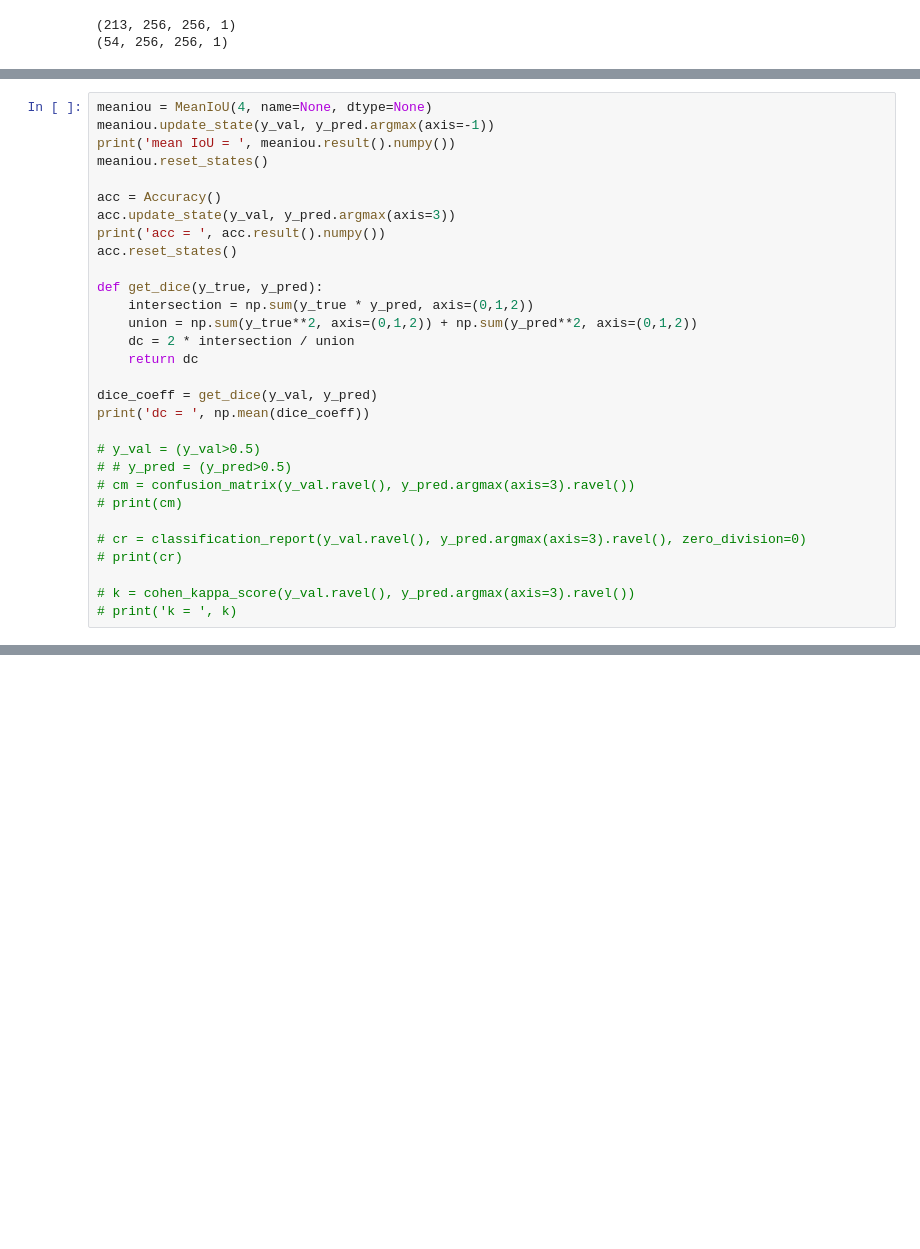
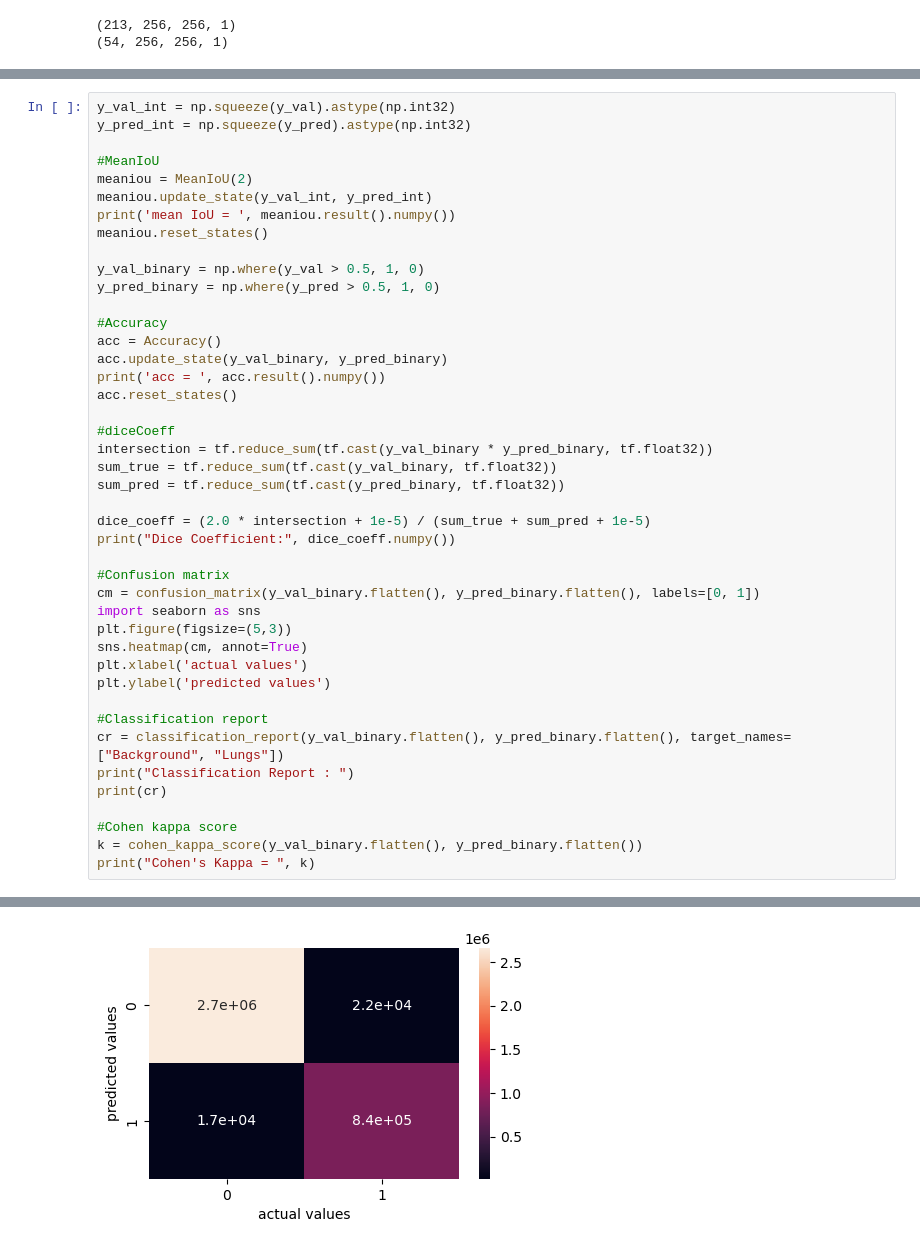
Before and after one commit to bikramjoy/Lung-Segmentation-using-CT-scan-data, a Jupyter notebook: Image Segmentation for Lung CT Attention UNET.ipynb, the cells around one changed output, grey strips where cells are left out. Cells and saved outputs as stored; diff of their text form; blank space fills up the shorter version.

```diff
--- a/Image Segmentation for Lung CT Attention UNET.ipynb
+++ b/Image Segmentation for Lung CT Attention UNET.ipynb
@@ -197,31 +231,44 @@ for i, pred in enumerate(y_pred):
 # %%
-meaniou = MeanIoU(4, name=None, dtype=None)
-meaniou.update_state(y_val, y_pred.argmax(axis=-1))
+y_val_int = np.squeeze(y_val).astype(np.int32)
+y_pred_int = np.squeeze(y_pred).astype(np.int32)
+
+#MeanIoU
+meaniou = MeanIoU(2)
+meaniou.update_state(y_val_int, y_pred_int)
 print('mean IoU = ', meaniou.result().numpy())
 meaniou.reset_states()
 
+y_val_binary = np.where(y_val > 0.5, 1, 0)
+y_pred_binary = np.where(y_pred > 0.5, 1, 0)
+
+#Accuracy
 acc = Accuracy()
-acc.update_state(y_val, y_pred.argmax(axis=3))
+acc.update_state(y_val_binary, y_pred_binary)
 print('acc = ', acc.result().numpy())
 acc.reset_states()
 
-def get_dice(y_true, y_pred):
-    intersection = np.sum(y_true * y_pred, axis=(0,1,2))
-    union = np.sum(y_true**2, axis=(0,1,2)) + np.sum(y_pred**2, axis=(0,1,2))
-    dc = 2 * intersection / union
-    return dc
+#diceCoeff
+intersection = tf.reduce_sum(tf.cast(y_val_binary * y_pred_binary, tf.float32))
+sum_true = tf.reduce_sum(tf.cast(y_val_binary, tf.float32))
+sum_pred = tf.reduce_sum(tf.cast(y_pred_binary, tf.float32))
 
-dice_coeff = get_dice(y_val, y_pred)
-print('dc = ', np.mean(dice_coeff))
+dice_coeff = (2.0 * intersection + 1e-5) / (sum_true + sum_pred + 1e-5)
+print("Dice Coefficient:", dice_coeff.numpy())
 
-# y_val = (y_val>0.5)
-# # y_pred = (y_pred>0.5)
-# cm = confusion_matrix(y_val.ravel(), y_pred.argmax(axis=3).ravel())
-# print(cm)
+#Confusion matrix
+cm = confusion_matrix(y_val_binary.flatten(), y_pred_binary.flatten(), labels=[0, 1])
+import seaborn as sns
+plt.figure(figsize=(5,3))
+sns.heatmap(cm, annot=True)
+plt.xlabel('actual values')
+plt.ylabel('predicted values')
 
-# cr = classification_report(y_val.ravel(), y_pred.argmax(axis=3).ravel(), zero_division=0)
-# print(cr)
+#Classification report
+cr = classification_report(y_val_binary.flatten(), y_pred_binary.flatten(), target_names=["Background", "Lungs"])
+print("Classification Report : ")
+print(cr)
 
-# k = cohen_kappa_score(y_val.ravel(), y_pred.argmax(axis=3).ravel())
-# print('k = ', k)
+#Cohen kappa score
+k = cohen_kappa_score(y_val_binary.flatten(), y_pred_binary.flatten())
+print("Cohen's Kappa = ", k)
 # %% [output]
@@ -230,0 +289 @@ dc =  0.015694614458070823
+[figure, added]
```
Also changed, not shown: parts of 6 cells of this notebook.
